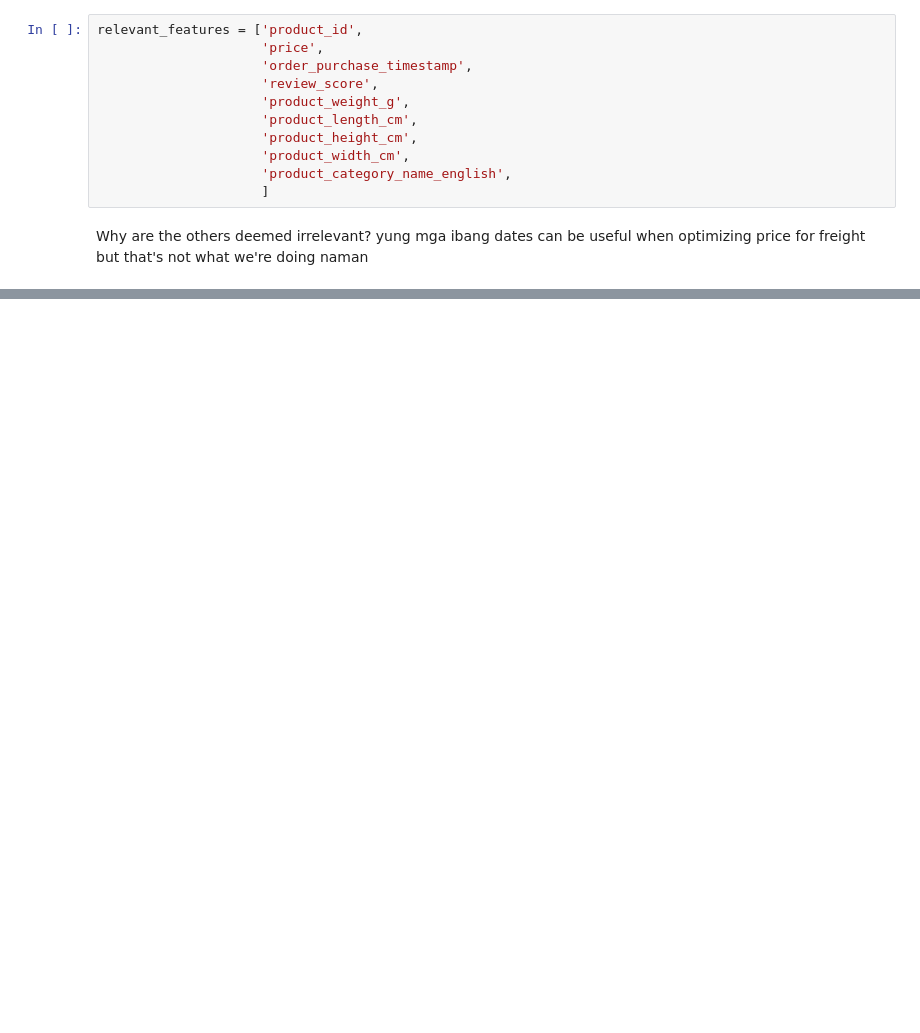
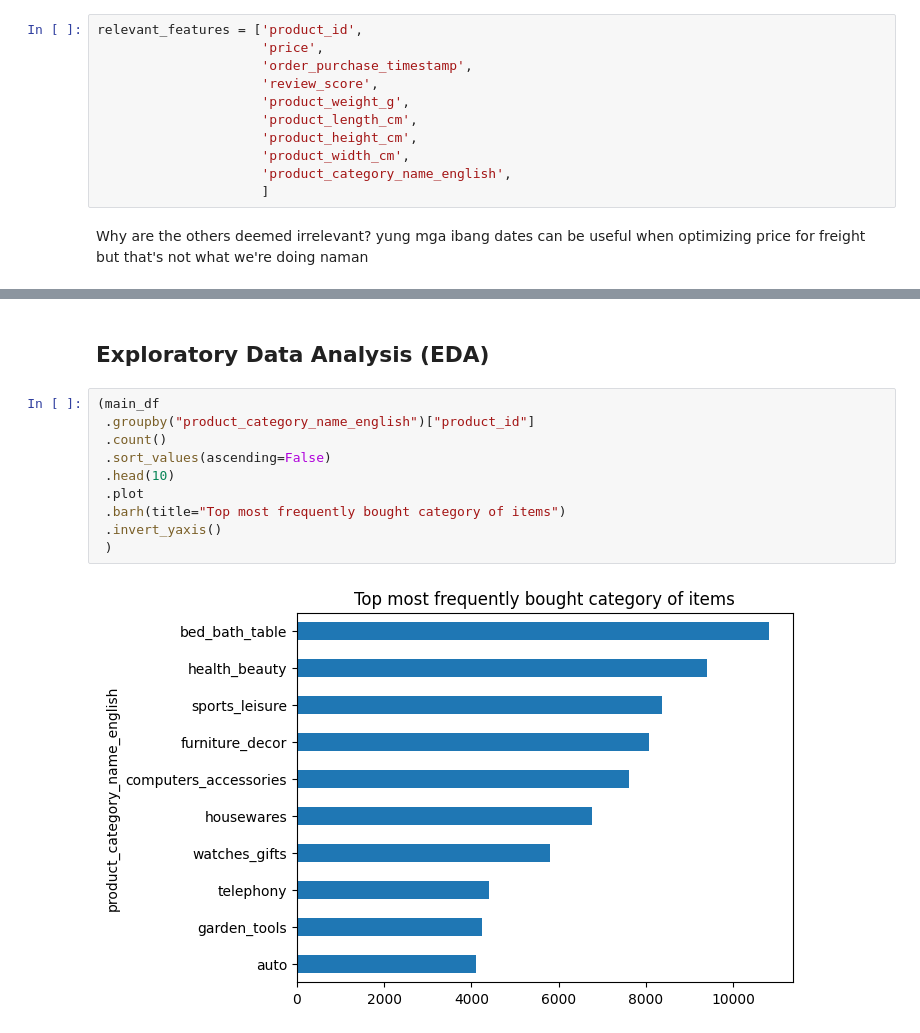
Before and after one commit to RuizLorenzoChavez/price-optimization-ML, a Jupyter notebook: main.ipynb, the cells around one changed output, grey strips where cells are left out. Saved outputs shown, nothing was run; the diff lists cells and outputs as text; blank space fills up the shorter version.

Commit message:
EDA: barh of top most frequently bought category items

```diff
--- a/main.ipynb
+++ b/main.ipynb
@@ -377,0 +442,14 @@ main_df.sample(5)
+# %% [markdown]
+## Exploratory Data Analysis (EDA)
+# %%
+(main_df
+ .groupby("product_category_name_english")["product_id"]
+ .count()
+ .sort_values(ascending=False)
+ .head(10)
+ .plot
+ .barh(title="Top most frequently bought category of items")
+ .invert_yaxis()
+ )
+# %% [output]
+[figure, added]
```
Also changed, not shown: parts of 23 cells of this notebook.
